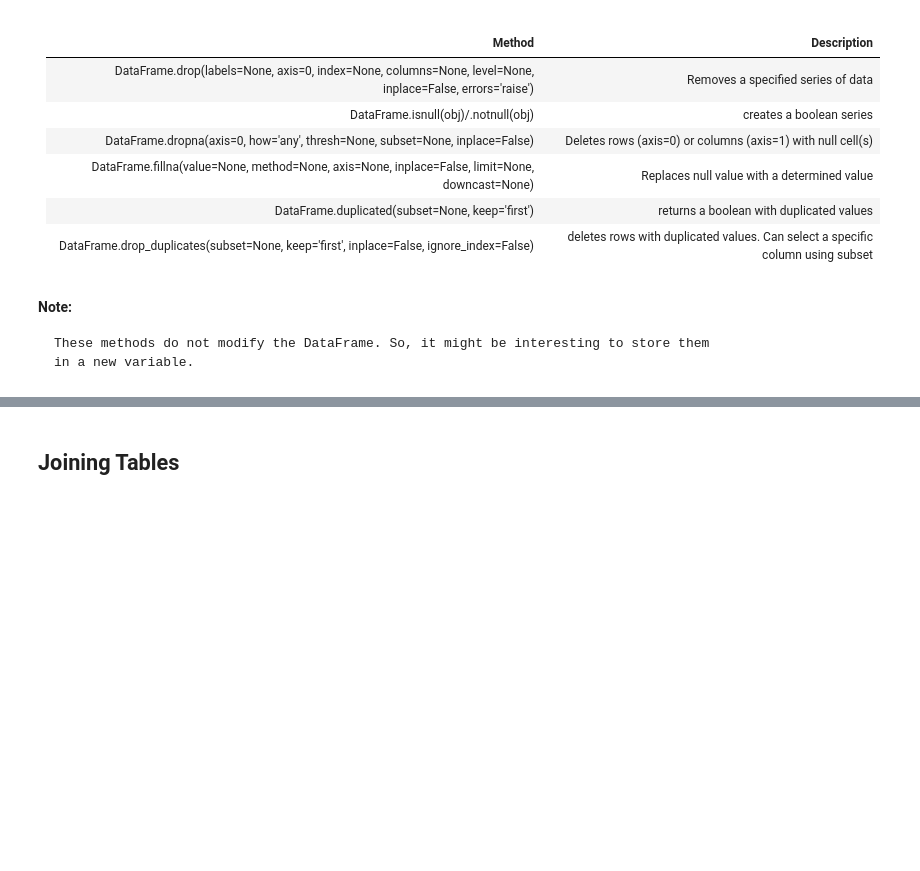
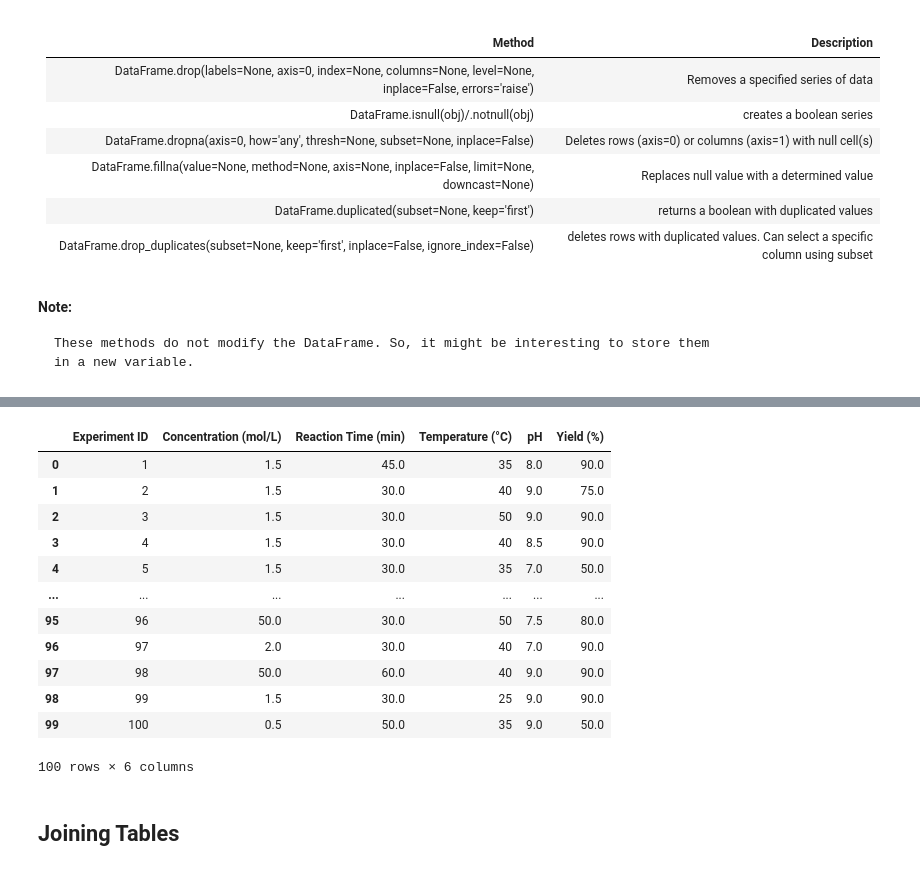
Before and after one commit to rafaelpsilva07/python-for-engineers-and-scientists, a Jupyter notebook: lessons/m2 - Section 11 - Pandas.ipynb, the cells around one changed output, grey strips where cells are left out. Cells and saved outputs as stored; diff of their text form; code cells hidden in the pictures; blank space fills up the shorter version.

Commit message:
data cleaning

```diff
--- a/lessons/m2 - Section 11 - Pandas.ipynb
+++ b/lessons/m2 - Section 11 - Pandas.ipynb
@@ -624,0 +627,3 @@ in a new variable.</pre>
+# %%
+file = './../Aux_files/11.7/chemical_engineering_experiment_data.csv'
+df = pd.read_csv(file)
@@ -625,3 +701,19 @@ in a new variable.</pre>
+# %%
+df.drop_duplicates().fillna(50)
+# %% [output]
+|  | Experiment ID | Concentration (mol/L) | Reaction Time (min) | Temperature (°C) | pH | Yield (%) |
+| 0 | 1 | 1.5 | 45.0 | 35 | 8.0 | 90.0 |
+| 1 | 2 | 1.5 | 30.0 | 40 | 9.0 | 75.0 |
+| 2 | 3 | 1.5 | 30.0 | 50 | 9.0 | 90.0 |
+| 3 | 4 | 1.5 | 30.0 | 40 | 8.5 | 90.0 |
+| 4 | 5 | 1.5 | 30.0 | 35 | 7.0 | 50.0 |
+| ... | ... | ... | ... | ... | ... | ... |
+| 95 | 96 | 50.0 | 30.0 | 50 | 7.5 | 80.0 |
+| 96 | 97 | 2.0 | 30.0 | 40 | 7.0 | 90.0 |
+| 97 | 98 | 50.0 | 60.0 | 40 | 9.0 | 90.0 |
+| 98 | 99 | 1.5 | 30.0 | 25 | 9.0 | 90.0 |
+| 99 | 100 | 0.5 | 50.0 | 35 | 9.0 | 50.0 |
+100 rows × 6 columns
 # %% [markdown]
 ## Joining Tables
 # %% [markdown]
```
Also changed, not shown: parts of 6 cells of this notebook.
